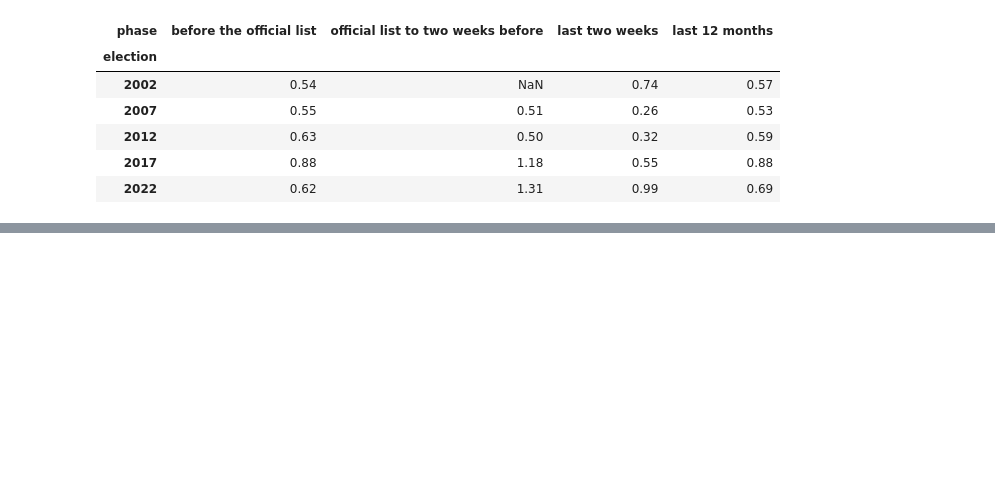
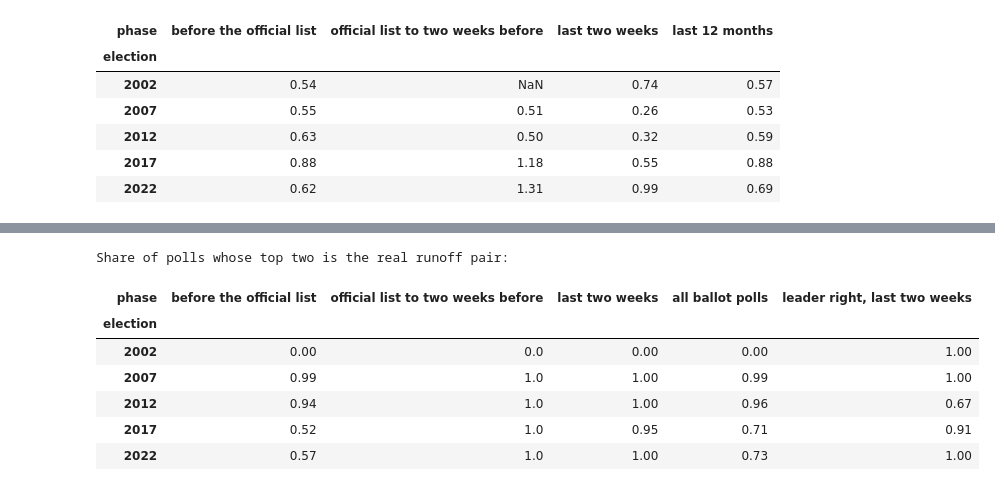
Before and after one commit to clarasalas/strategic-voting-polls-2RS, a Jupyter notebook: notebooks/05_polls_descriptive.ipynb, the cells around one changed output, grey strips where cells are left out. Saved outputs shown, nothing was run; the diff lists cells and outputs as text; code cells hidden in the pictures; blank space fills up the shorter version.

```diff
--- a/notebooks/05_polls_descriptive.ipynb
+++ b/notebooks/05_polls_descriptive.ipynb
@@ -271,0 +280,35 @@ volatility
+# %%
+runoff = results.sort_values("share", ascending=False).groupby("election").head(2)
+pair = runoff.groupby("election")["candidate"].apply(frozenset)
+ranked = []
+for (e, pid), g in slot_polls.groupby(["election", "poll_id"]):
+    s = pd.Series(g["value"].to_numpy(), index=g["slot"].to_numpy())
+    role = metrics.roles(s)
+    top2 = frozenset(role[role.isin(["leader", "2nd"])].index)
+    order = s.sort_values(ascending=False).index
+    outcome = ("right pair" if top2 == pair[e] else "right pair, tied" if pair[e] <= top2 else "wrong pair")
+    ranked.append(dict(election=e, poll_id=pid, days_before=g["days_before"].iloc[0],
+                       first=order[0], second=order[1], third=order[2], fourth=order[3] if len(order) > 3 else None,
+                       right_leader=role.get(runoff[runoff["election"] == e]["candidate"].iloc[0]) == "leader",
+                       top2=outcome))
+ranked = timeline.add_time(pd.DataFrame(ranked).assign(
+    date=lambda d: d["election"].map(calendar["first_round"]) - pd.to_timedelta(d["days_before"], "D")), calendar)
+ranked.drop(columns=["date"]).to_csv(TABLES / "ranks_by_poll.csv", index=False)
+
+right = (ranked.assign(right=ranked["top2"] == "right pair")
+         .groupby(["election", "phase"], observed=True)["right"].mean().unstack().round(2))
+right["all ballot polls"] = ranked.groupby("election")["top2"].apply(lambda x: (x == "right pair").mean()).round(2)
+right["leader right, last two weeks"] = (ranked[ranked["phase"] == timeline.PHASES[2]]
+                                          .groupby("election")["right_leader"].mean().round(2))
+right.to_csv(TABLES / "ranks_right_pair_by_phase.csv")
+print("Share of polls whose top two is the real runoff pair:")
+right
+# %% [output]
+Share of polls whose top two is the real runoff pair:
+| phase | before the official list | official list to two weeks before | last two weeks | all ballot polls | leader right, last two weeks |
+| election |  |  |  |  |  |
+| 2002 | 0.00 | 0.0 | 0.00 | 0.00 | 1.00 |
+| 2007 | 0.99 | 1.0 | 1.00 | 0.99 | 1.00 |
+| 2012 | 0.94 | 1.0 | 1.00 | 0.96 | 0.67 |
+| 2017 | 0.52 | 1.0 | 0.95 | 0.71 | 0.91 |
+| 2022 | 0.57 | 1.0 | 1.00 | 0.73 | 1.00 |
```
Also changed, not shown: parts of 5 cells of this notebook, 3 other files.
